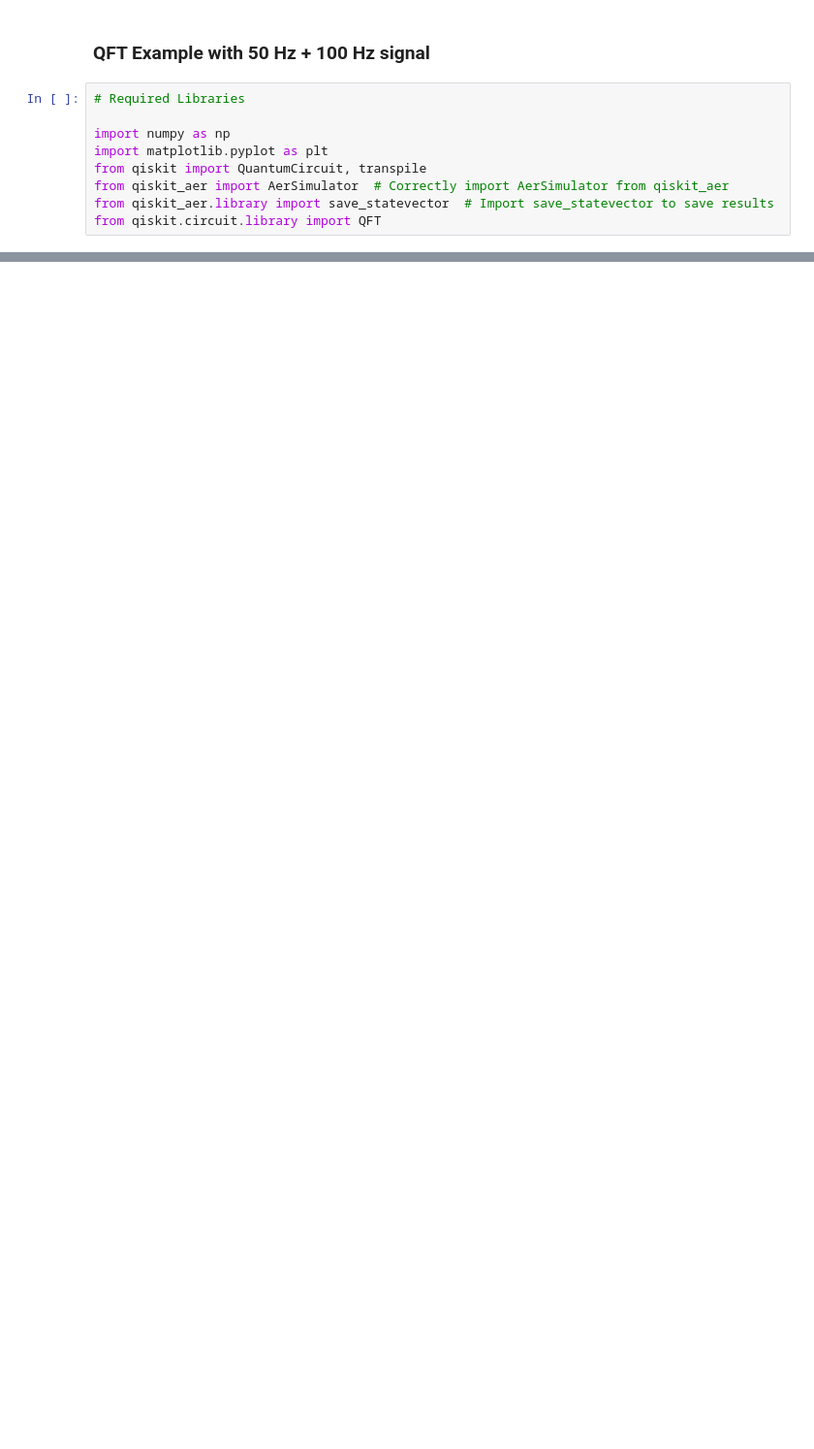
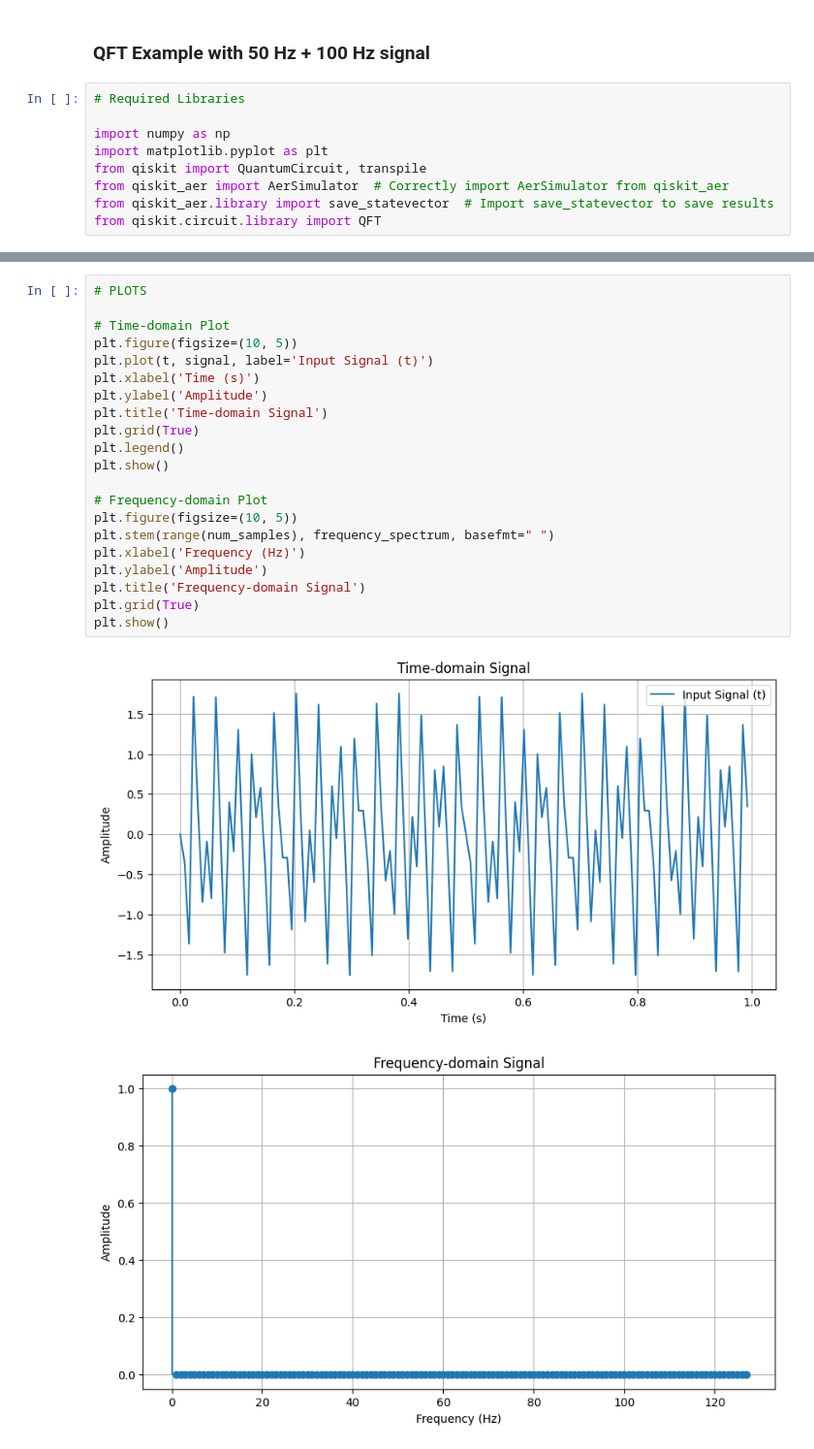
Before and after one commit to csc7/Quantum_Computing, a Jupyter notebook: QFT_Example.ipynb, the cells around one changed output, grey strips where cells are left out. Shown at 97% size. Cells and saved outputs as stored; diff of their text form; blank space fills up the shorter version.

Commit message:
Separate plots in QFT_Example.ipynb

```diff
--- a/QFT_Example.ipynb
+++ b/QFT_Example.ipynb
@@ -81,0 +60,24 @@ plt.show()
+# %%
+# PLOTS
+
+# Time-domain Plot
+plt.figure(figsize=(10, 5))
+plt.plot(t, signal, label='Input Signal (t)')
+plt.xlabel('Time (s)')
+plt.ylabel('Amplitude')
+plt.title('Time-domain Signal')
+plt.grid(True)
+plt.legend()
+plt.show()
+
+# Frequency-domain Plot
+plt.figure(figsize=(10, 5))
+plt.stem(range(num_samples), frequency_spectrum, basefmt=" ")
+plt.xlabel('Frequency (Hz)')
+plt.ylabel('Amplitude')
+plt.title('Frequency-domain Signal')
+plt.grid(True)
+plt.show()
+# %% [output]
+[figure, added]
+[figure, added]
```
Also changed, not shown: parts of 2 cells of this notebook.
